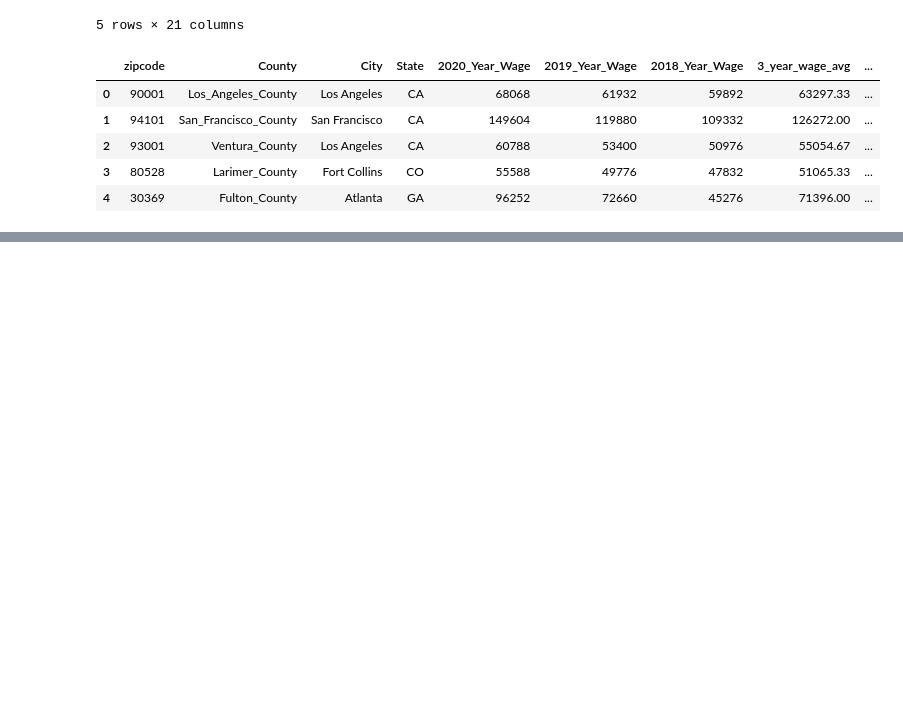
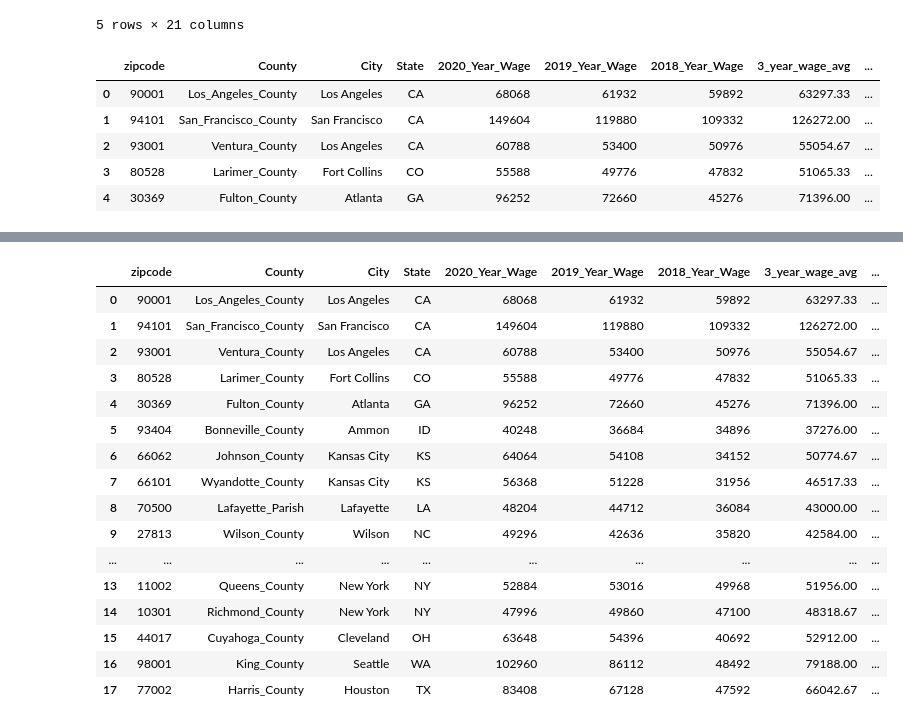
Before and after one commit to vsmolina/fiber_group, a Jupyter notebook: data/colin.ipynb, the cells around one changed output, grey strips where cells are left out. Cells and saved outputs as stored; diff of their text form; code cells hidden in the pictures; blank space fills up the shorter version.

```diff
--- a/data/colin.ipynb
+++ b/data/colin.ipynb
@@ -150,0 +174,21 @@ income_v_internet.head()
+# %%
+city_plot = pd.read_csv("cleandata/median_yearly_income.csv")
+city_plot
+# %% [output]
+|  | zipcode | County | City | State | 2020_Year_Wage | 2019_Year_Wage | 2018_Year_Wage | 3_year_wage_avg | ... |
+| 0 | 90001 | Los_Angeles_County | Los Angeles | CA | 68068 | 61932 | 59892 | 63297.33 | ... |
+| 1 | 94101 | San_Francisco_County | San Francisco | CA | 149604 | 119880 | 109332 | 126272.00 | ... |
+| 2 | 93001 | Ventura_County | Los Angeles | CA | 60788 | 53400 | 50976 | 55054.67 | ... |
+| 3 | 80528 | Larimer_County | Fort Collins | CO | 55588 | 49776 | 47832 | 51065.33 | ... |
+| 4 | 30369 | Fulton_County | Atlanta | GA | 96252 | 72660 | 45276 | 71396.00 | ... |
+| 5 | 93404 | Bonneville_County | Ammon | ID | 40248 | 36684 | 34896 | 37276.00 | ... |
+| 6 | 66062 | Johnson_County | Kansas City | KS | 64064 | 54108 | 34152 | 50774.67 | ... |
+| 7 | 66101 | Wyandotte_County | Kansas City | KS | 56368 | 51228 | 31956 | 46517.33 | ... |
+| 8 | 70500 | Lafayette_Parish | Lafayette | LA | 48204 | 44712 | 36084 | 43000.00 | ... |
+| 9 | 27813 | Wilson_County | Wilson | NC | 49296 | 42636 | 35820 | 42584.00 | ... |
+| ... | ... | ... | ... | ... | ... | ... | ... | ... | ... |
+| 13 | 11002 | Queens_County | New York | NY | 52884 | 53016 | 49968 | 51956.00 | ... |
+| 14 | 10301 | Richmond_County | New York | NY | 47996 | 49860 | 47100 | 48318.67 | ... |
+| 15 | 44017 | Cuyahoga_County | Cleveland | OH | 63648 | 54396 | 40692 | 52912.00 | ... |
+| 16 | 98001 | King_County | Seattle | WA | 102960 | 86112 | 48492 | 79188.00 | ... |
+| 17 | 77002 | Harris_County | Houston | TX | 83408 | 67128 | 47592 | 66042.67 | ... |
```
Also changed, not shown: parts of 8 cells of this notebook, 4 other files.
